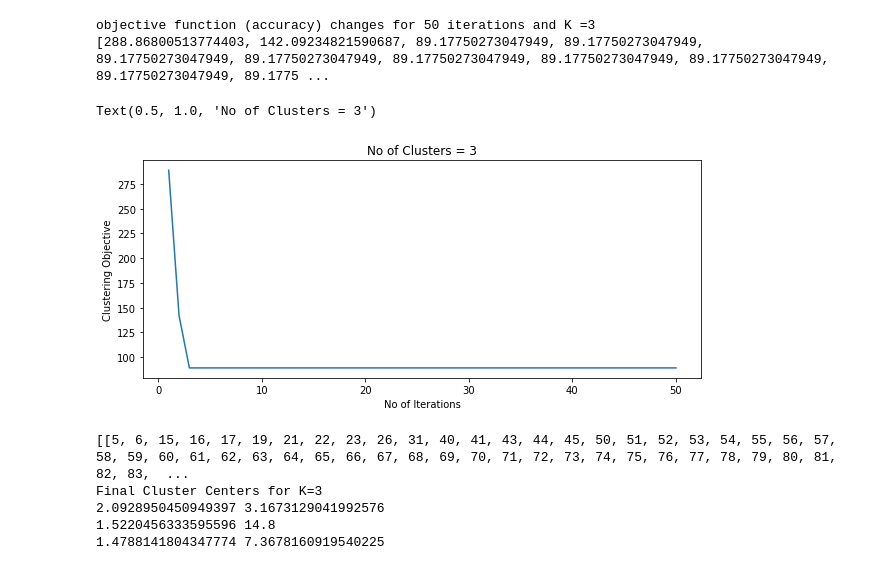
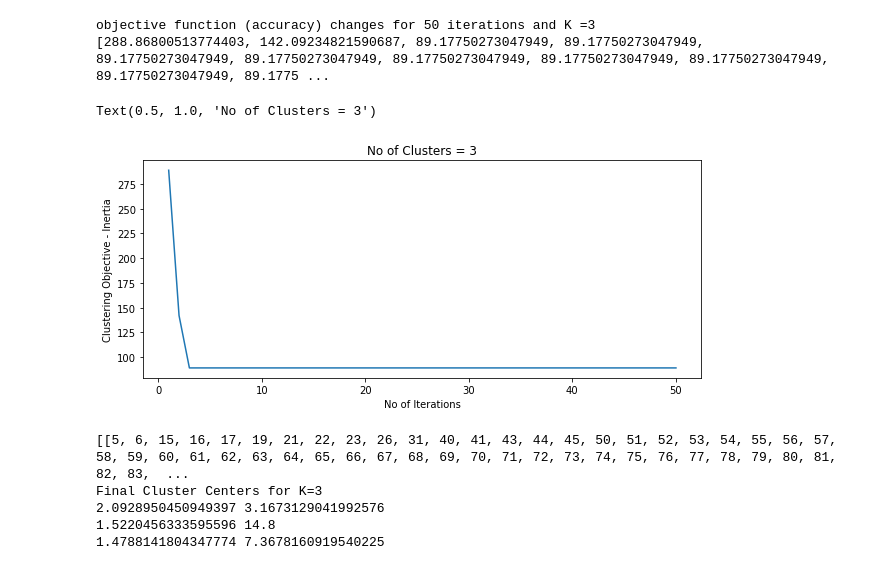
Before and after one commit to chandms/Security_Analytics, a Jupyter notebook: Assignment2/Problem4.ipynb, the cells around one changed output. Saved outputs shown, nothing was run; the diff lists cells and outputs as text; code cells hidden in the pictures.

```diff
--- a/Assignment2/Problem4.ipynb
+++ b/Assignment2/Problem4.ipynb
@@ -331,13 +331,13 @@ objective function (accuracy) changes for 50 iterations and K =3
 # %%
 plt.figure(figsize=(10,4))
 index3=range(1,51)
 sns.lineplot(x=index3, y=accuracy3)
 plt.xlabel('No of Iterations')
-plt.ylabel('Clustering Objective')
+plt.ylabel('Clustering Objective - Inertia')
 plt.title('No of Clusters = 3')
 # %% [output]
 Text(0.5, 1.0, 'No of Clusters = 3')
-[figure, old version]
+[figure, new version]
 # %%
 print(final_map3)
 print("Final Cluster Centers for K=3")
```
Also changed, not shown: parts of 1 cell of this notebook, 21 other files.
